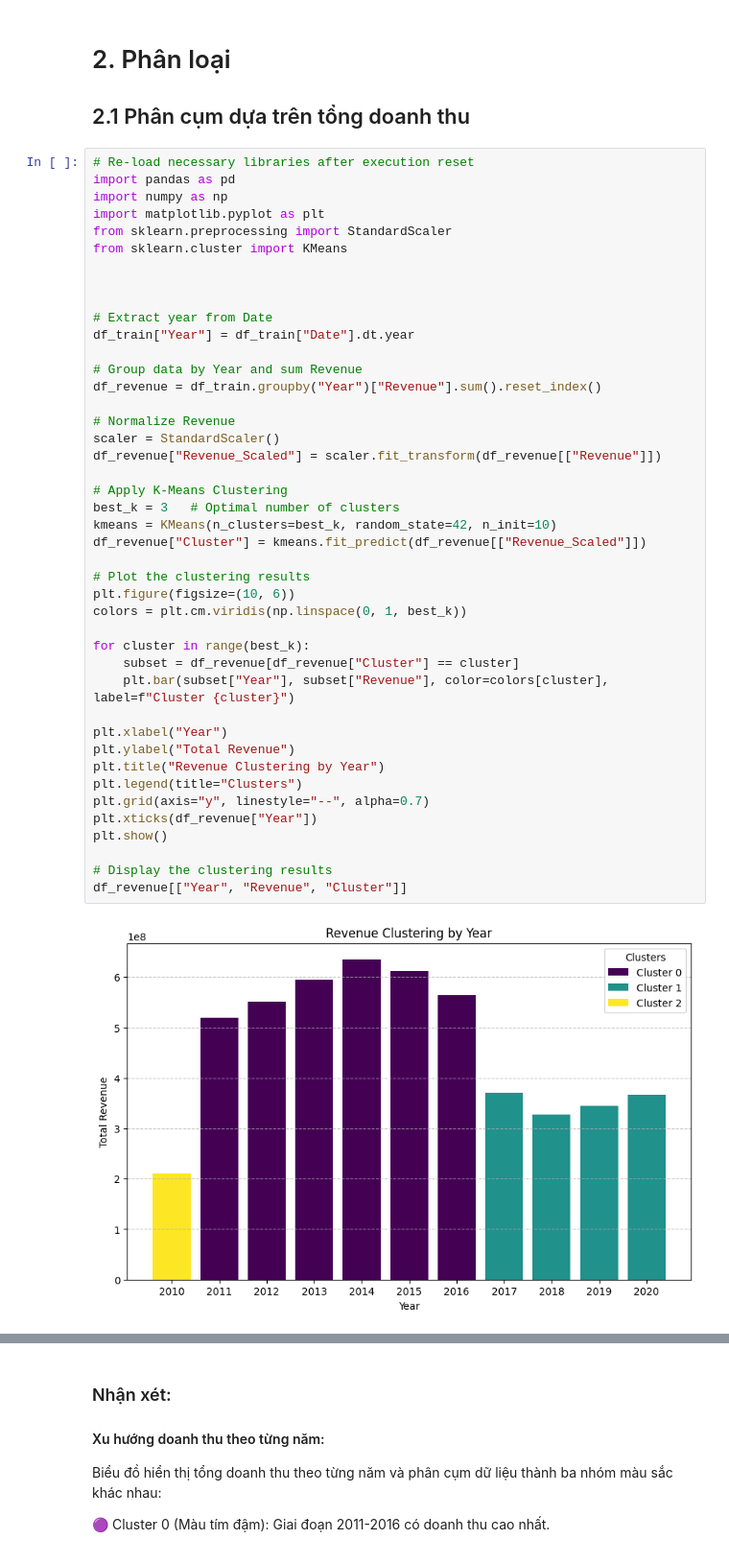
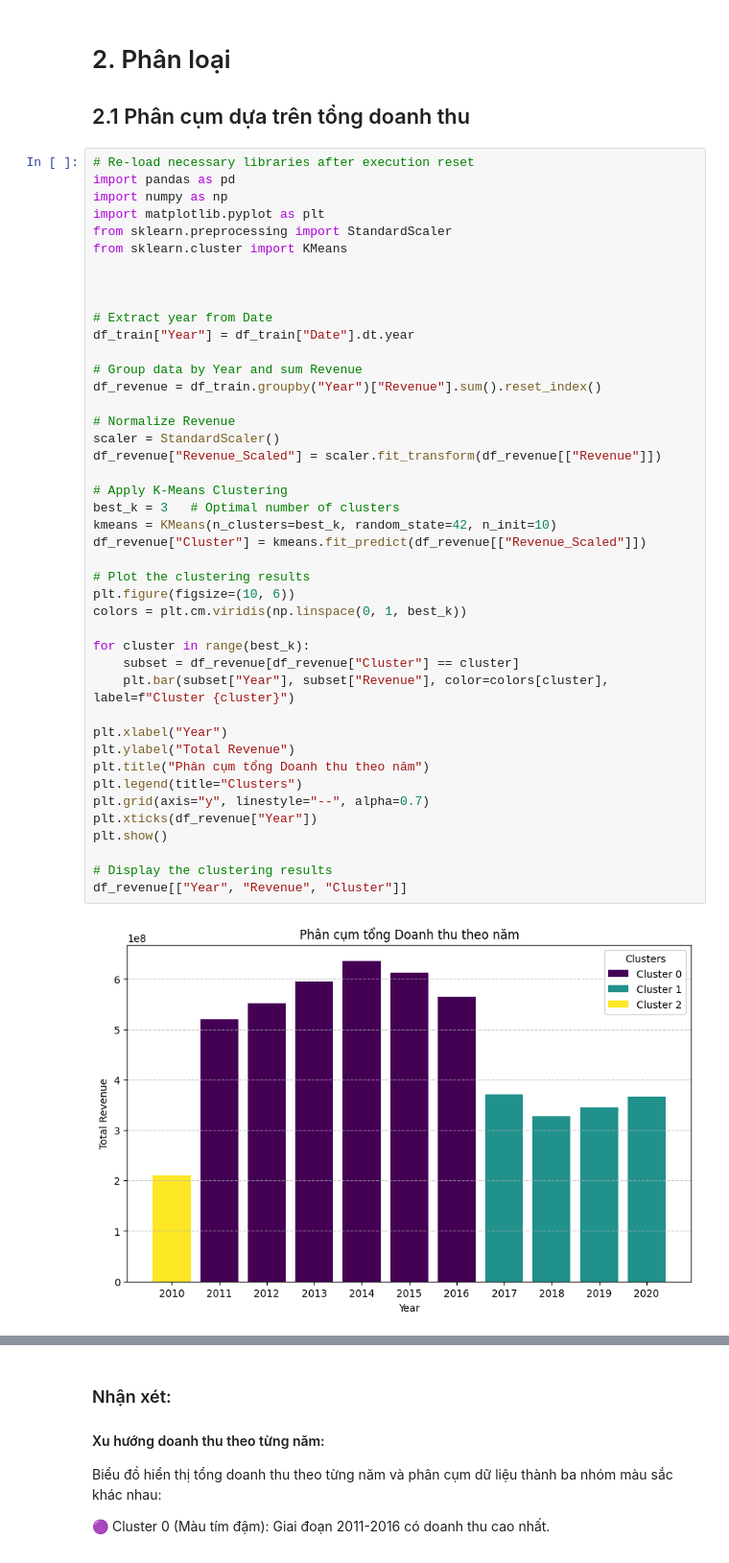
Before and after one commit to HaiAu2501/Try-Some-Models, a Jupyter notebook: tasks/3.ipynb, the cells around one changed output, grey strips where cells are left out. Shown at 96% size. Drawn from its saved outputs; the diff is of its cells as text.

Commit message:
Update Clustering & Pareto front.

```diff
--- a/tasks/3.ipynb
+++ b/tasks/3.ipynb
@@ -58,35 +61,35 @@ df_train["Year"] = df_train["Date"].dt.year
 # Group data by Year and sum Revenue
 df_revenue = df_train.groupby("Year")["Revenue"].sum().reset_index()
 
 # Normalize Revenue
 scaler = StandardScaler()
 df_revenue["Revenue_Scaled"] = scaler.fit_transform(df_revenue[["Revenue"]])
 
 # Apply K-Means Clustering
 best_k = 3   # Optimal number of clusters
 kmeans = KMeans(n_clusters=best_k, random_state=42, n_init=10)
 df_revenue["Cluster"] = kmeans.fit_predict(df_revenue[["Revenue_Scaled"]])
 
 # Plot the clustering results
 plt.figure(figsize=(10, 6))
 colors = plt.cm.viridis(np.linspace(0, 1, best_k))
 
 for cluster in range(best_k):
     subset = df_revenue[df_revenue["Cluster"] == cluster]
     plt.bar(subset["Year"], subset["Revenue"], color=colors[cluster], label=f"Cluster {cluster}")
 
 plt.xlabel("Year")
 plt.ylabel("Total Revenue")
-plt.title("Revenue Clustering by Year")
+plt.title("Phân cụm tổng Doanh thu theo năm")
 plt.legend(title="Clusters")
 plt.grid(axis="y", linestyle="--", alpha=0.7)
 plt.xticks(df_revenue["Year"])
 plt.show()
 
 # Display the clustering results
 df_revenue[["Year", "Revenue", "Cluster"]]
 # %% [output]
-[figure, old version]
+[figure, new version]
 |  | Year | Revenue | Cluster |
 | 0 | 2010 | 2.104365e+08 | 2 |
 | 1 | 2011 | 5.199015e+08 | 0 |
```
Also changed, not shown: parts of 52 cells of this notebook.
